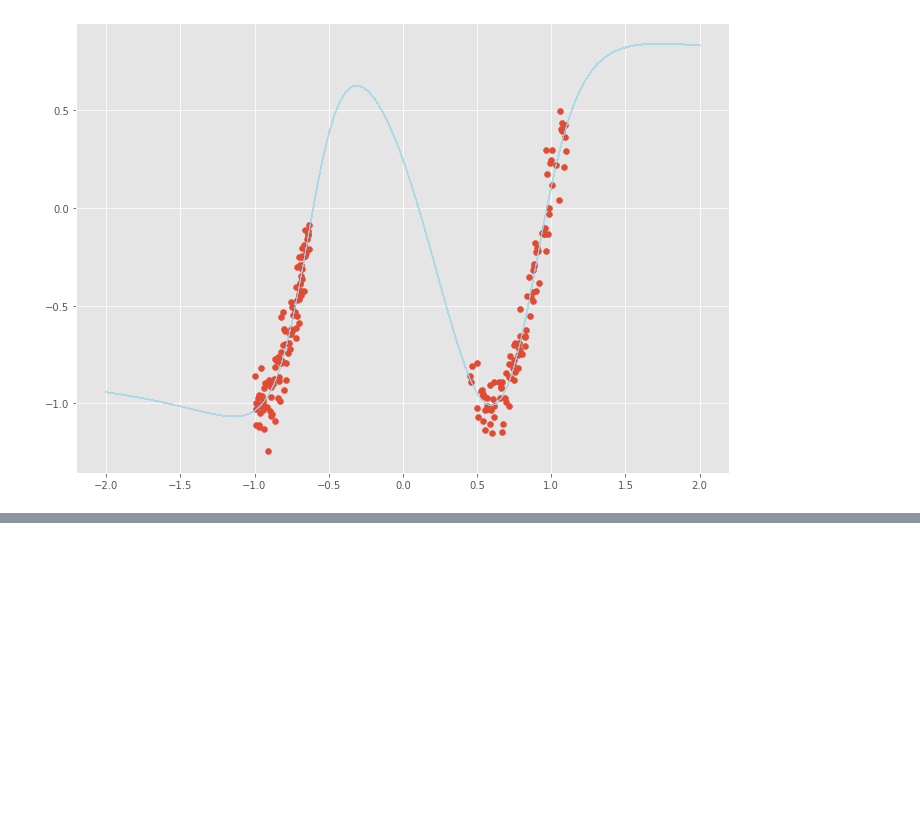
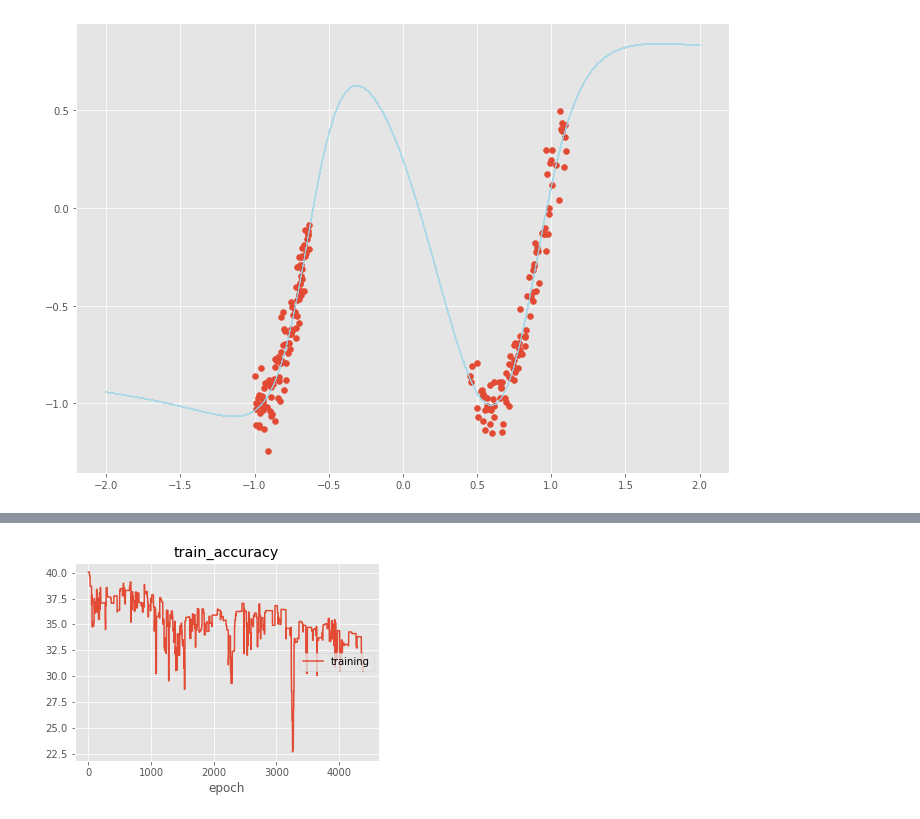
Before and after one commit to cortax/BayesianNN, a Jupyter notebook: example_MCMC.ipynb, the cells around one changed output, grey strips where cells are left out. Cells and saved outputs as stored; diff of their text form; code cells hidden in the pictures; blank space fills up the shorter version.

Commit message:
new MCMC sampler

```diff
--- a/example_MCMC.ipynb
+++ b/example_MCMC.ipynb
@@ -71,0 +45,17 @@ plt.plot(torch.stack(proba).detach().cpu().numpy())
+# %%
+model = Net
+sigma_proposal = 0.01
+nb_iter = 10000
+plot = 1
+# %%
+netparam = model.get_network()
+current_model =  BBVI.VariationalNetwork(input_size=netparam['input_size'],
+                      output_size=netparam['output_size'],
+                      layer_width=netparam['layer_width'],
+                      nb_layers=netparam['nb_layers'])
+current_model.set_network(netparam)
+current_model.make_deterministic_rhos()
+# %%
+acceptance = []
+samples = []
+proba = []
@@ -71,0 +64,77 @@ plt.plot(torch.stack(proba).detach().cpu().numpy())
+# %%
+%matplotlib inline
+liveloss = PlotLosses()
+for t in range(nb_iter):
+    #proposal
+    netparam = current_model.get_network()
+    proposed_model = BBVI.VariationalNetwork(input_size=netparam['input_size'],
+                          output_size=netparam['output_size'],
+                          layer_width=netparam['layer_width'],
+                          nb_layers=netparam['nb_layers'])
+    proposed_model.set_network(netparam)
+
+    with torch.no_grad():
+        for layer in proposed_model.registered_layers:
+            epsilon = torch.empty(layer.q_weight_mu.size()).normal_(mean=0, std=sigma_proposal)
+            layer.q_weight_mu.add_(epsilon)
+
+            epsilon = torch.empty(layer.q_bias_mu.size()).normal_(mean=0, std=sigma_proposal)
+            layer.q_bias_mu.add_(epsilon)
+
+    #proba
+    with torch.no_grad():
+        layered_w_samples = []
+        layered_bias_samples = []
+        L = [(current_model.registered_layers[k].q_weight_mu.unsqueeze(0), current_model.registered_layers[k].q_bias_mu.unsqueeze(0)) for k in range(len(current_model.registered_layers))]
+        for k in range(len(current_model.registered_layers)):
+            if L[k] is not None:
+                layered_w_samples.append(L[k][0])
+                layered_bias_samples.append(L[k][1])
+        log_prior_current = current_model.prior_log_pdf(layered_w_samples, layered_bias_samples)
+
+        for layer in current_model.registered_layers:
+            layer.weight_sample = layer.q_weight_mu.unsqueeze(0).detach().clone()
+            layer.bias_sample = layer.q_bias_mu.unsqueeze(0).detach().clone()
+        y_pred = current_model.forward(x_data)
+        log_likelihood_current = current_model._log_norm(y_pred[0], y_data, torch.tensor(0.1)).sum()
+
+        layered_w_samples = []
+        layered_bias_samples = []
+        L = [(proposed_model.registered_layers[k].q_weight_mu.unsqueeze(0), proposed_model.registered_layers[k].q_bias_mu.unsqueeze(0)) for k in range(len(proposed_model.registered_layers))]
+        for k in range(len(proposed_model.registered_layers)):
+            if L[k] is not None:
+                layered_w_samples.append(L[k][0])
+                layered_bias_samples.append(L[k][1])
+        log_prior_proposal = proposed_model.prior_log_pdf(layered_w_samples, layered_bias_samples)
+
+        for layer in proposed_model.registered_layers:
+            layer.weight_sample = layer.q_weight_mu.unsqueeze(0).detach().clone()
+            layer.bias_sample = layer.q_bias_mu.unsqueeze(0).detach().clone()
+        y_pred = proposed_model.forward(x_data)
+        log_likelihood_proposal = proposed_model._log_norm(y_pred[0], y_data, torch.tensor(0.1)).sum()
+
+    with torch.no_grad():
+        A = (log_likelihood_proposal + log_prior_proposal) - (log_likelihood_current + log_prior_current)
+
+    logs = {}
+    if torch.distributions.uniform.Uniform(0.0,1.0).sample().log() < A.cpu():
+        acceptance.append(1)
+        proba.append(log_likelihood_proposal + log_prior_proposal)
+        logs['train_accuracy'] = (log_likelihood_proposal + log_prior_proposal).detach().clone().cpu().numpy()[0]
+
+        netparam = proposed_model.get_network()
+        samples.append(netparam)
+        current_model.set_network(netparam)
+
+    else:
+        acceptance.append(0)
+        proba.append(log_likelihood_current + log_prior_current)
+        logs['train_accuracy'] = (log_likelihood_current + log_prior_current).detach().clone().cpu().numpy()[0]
+
+        netparam = current_model.get_network()
+        samples.append(netparam)
+
+    if plot:
+        liveloss.update(logs)
+        liveloss.draw()
+# %% [output]
@@ -72,3 +142,4 @@ plt.plot(torch.stack(proba).detach().cpu().numpy())
+[figure, added]
 # %%
 np.mean(acceptance)
 # %% [output]
```
Also changed, not shown: parts of 9 cells of this notebook.
